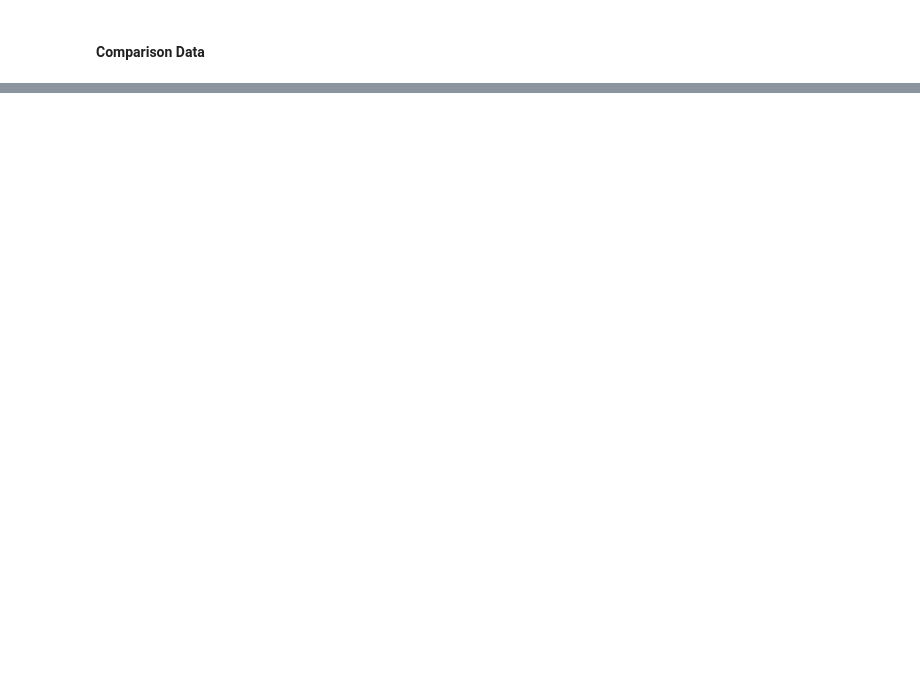
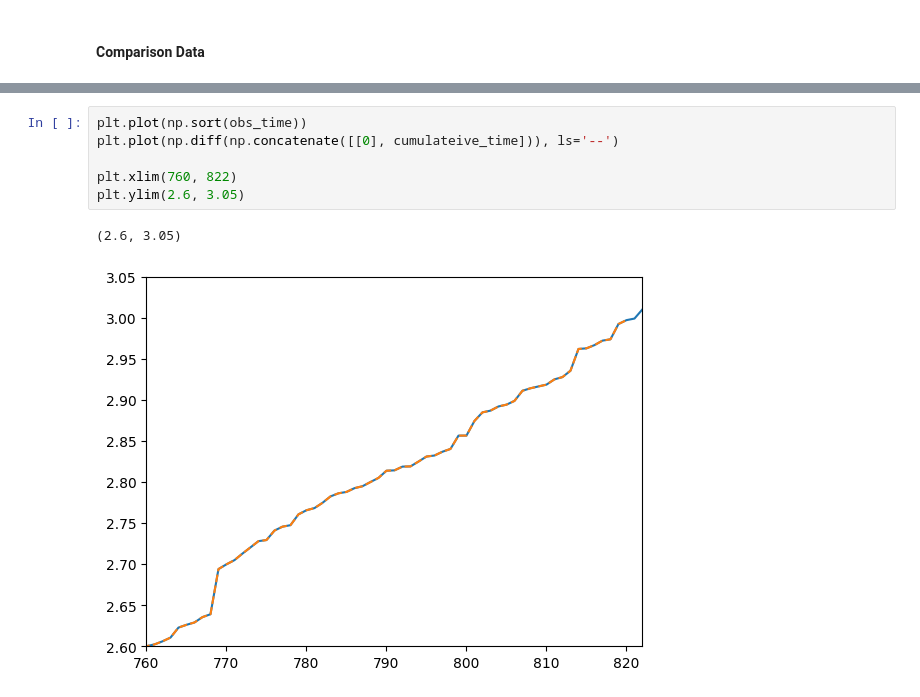
Before and after one commit to emipanek/Leverage-project, a Jupyter notebook: validating_reduced_data.ipynb, the cells around one changed output, grey strips where cells are left out. Drawn from its saved outputs; the diff is of its cells as text; blank space fills up the shorter version.

```diff
--- a/validating_reduced_data.ipynb
+++ b/validating_reduced_data.ipynb
@@ -31,0 +51,9 @@ plt.plot(np.cumsum(np.sort(obs_time)), range(len(obs_time)))
+# %%
+plt.plot(np.sort(obs_time))
+plt.plot(np.diff(np.concatenate([[0], cumulateive_time])), ls='--')
+
+plt.xlim(760, 822)
+plt.ylim(2.6, 3.05)
+# %% [output]
+(2.6, 3.05)
+[figure, added]
```
Also changed, not shown: parts of 7 cells of this notebook, 1 other file.
